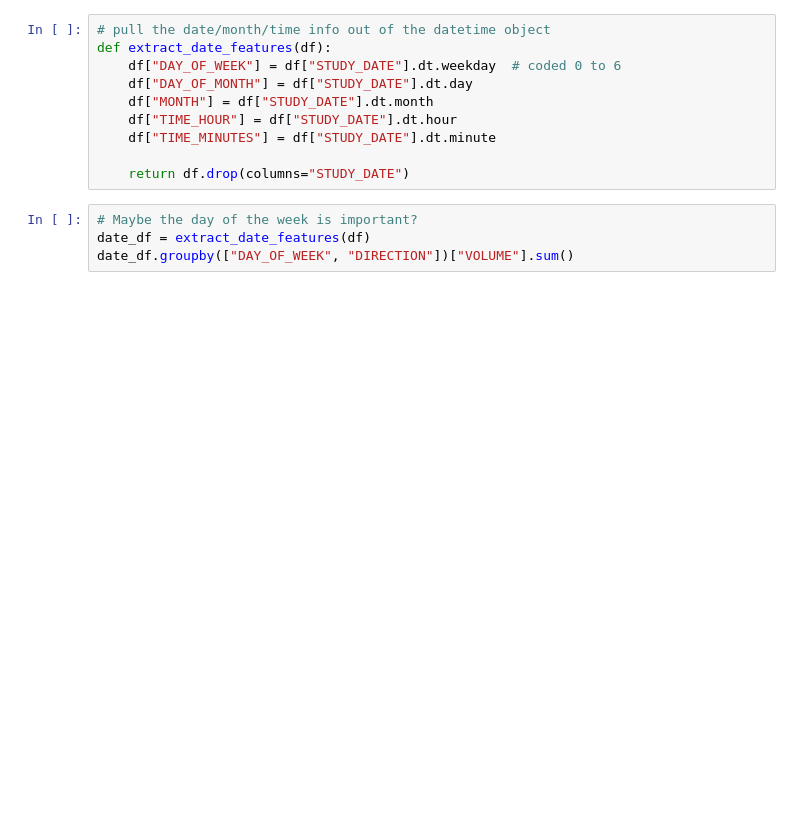
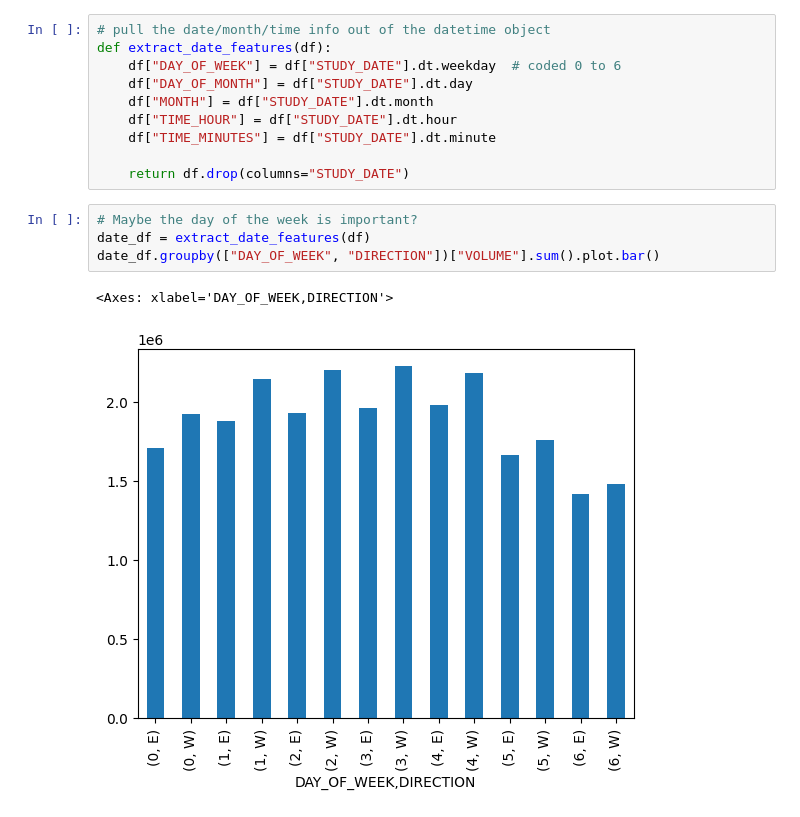
Before and after one commit to mru-data3464/w26, a Jupyter notebook: demo_code/11_images/timeseries_example.ipynb, the cells around one changed output. Drawn from its saved outputs; the diff is of its cells as text; blank space fills up the shorter version.

```diff
--- a/demo_code/11_images/timeseries_example.ipynb
+++ b/demo_code/11_images/timeseries_example.ipynb
@@ -30,7 +44,10 @@ def extract_date_features(df):
 # %%
 # Maybe the day of the week is important?
 date_df = extract_date_features(df)
-date_df.groupby(["DAY_OF_WEEK", "DIRECTION"])["VOLUME"].sum()
+date_df.groupby(["DAY_OF_WEEK", "DIRECTION"])["VOLUME"].sum().plot.bar()
+# %% [output]
+<Axes: xlabel='DAY_OF_WEEK,DIRECTION'>
+[figure, added]
 # %%
 # try a super basic model
 from sklearn.preprocessing import FunctionTransformer
```
Also changed, not shown: parts of 7 cells of this notebook.
